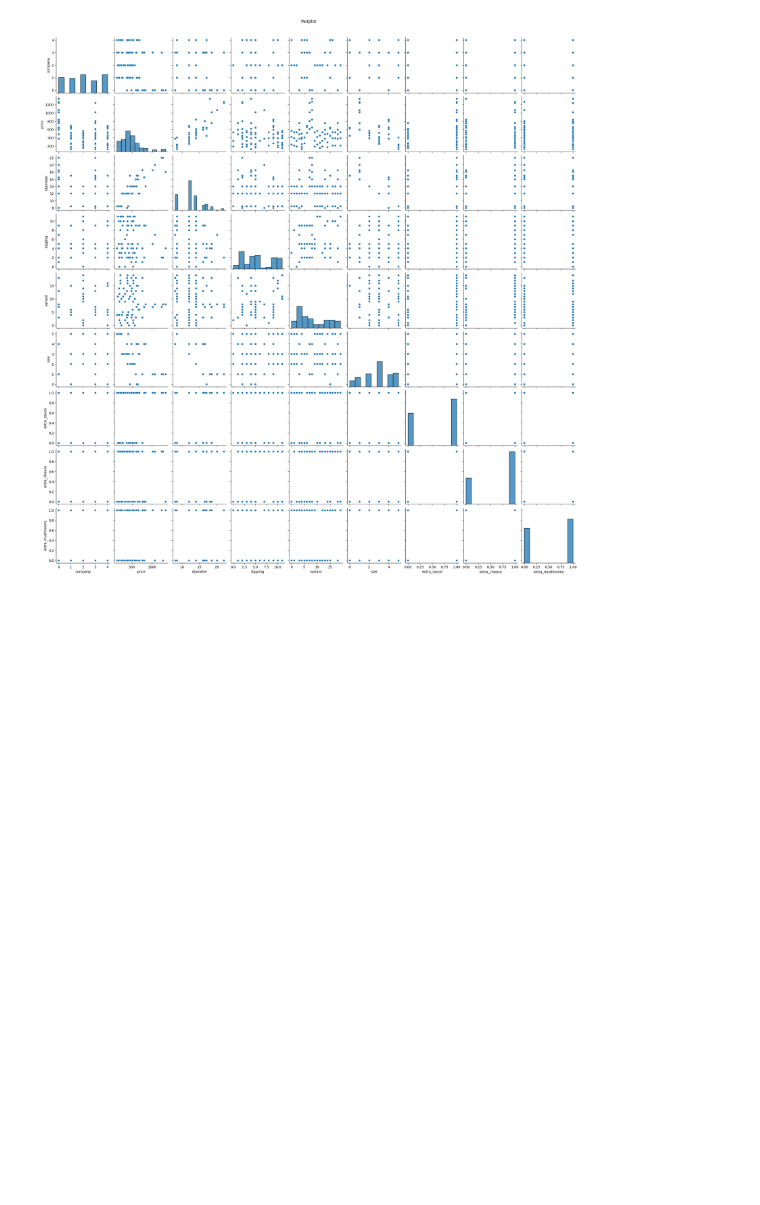
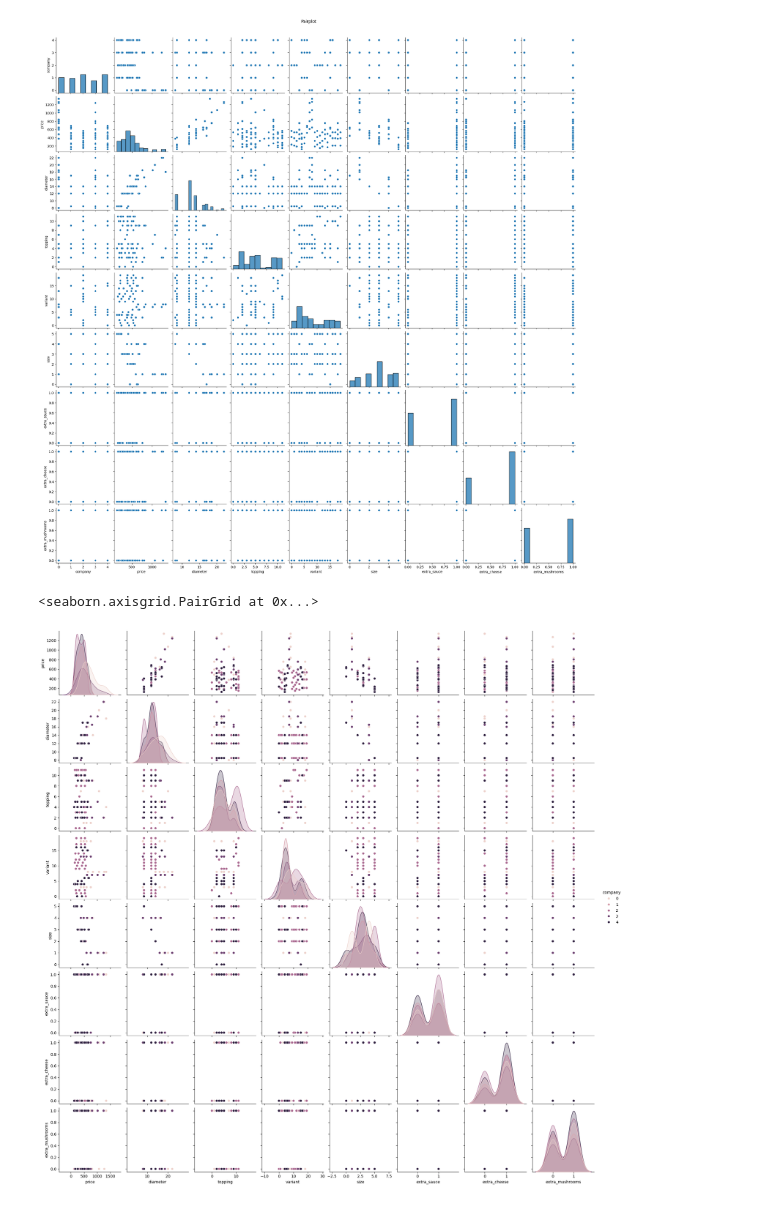
Before and after one commit to SurekhaBerlin/Pizza-price-prediction-using-ML, a Jupyter notebook: Pizza_Price_Prediction_using_Machine_Learning.ipynb, the cells around one changed output. Drawn from its saved outputs; the diff is of its cells as text; code cells hidden in the pictures; blank space fills up the shorter version.

```diff
--- a/Pizza_Price_Prediction_using_Machine_Learning.ipynb
+++ b/Pizza_Price_Prediction_using_Machine_Learning.ipynb
@@ -483,3 +483,8 @@ plt.show()
 # %% [output]
 <Figure size 1000x600 with 0 Axes>
 [figure]
+# %%
+sns.pairplot(df,hue='company')
+# %% [output]
+<seaborn.axisgrid.PairGrid at 0x...>
+[figure, added]
```
